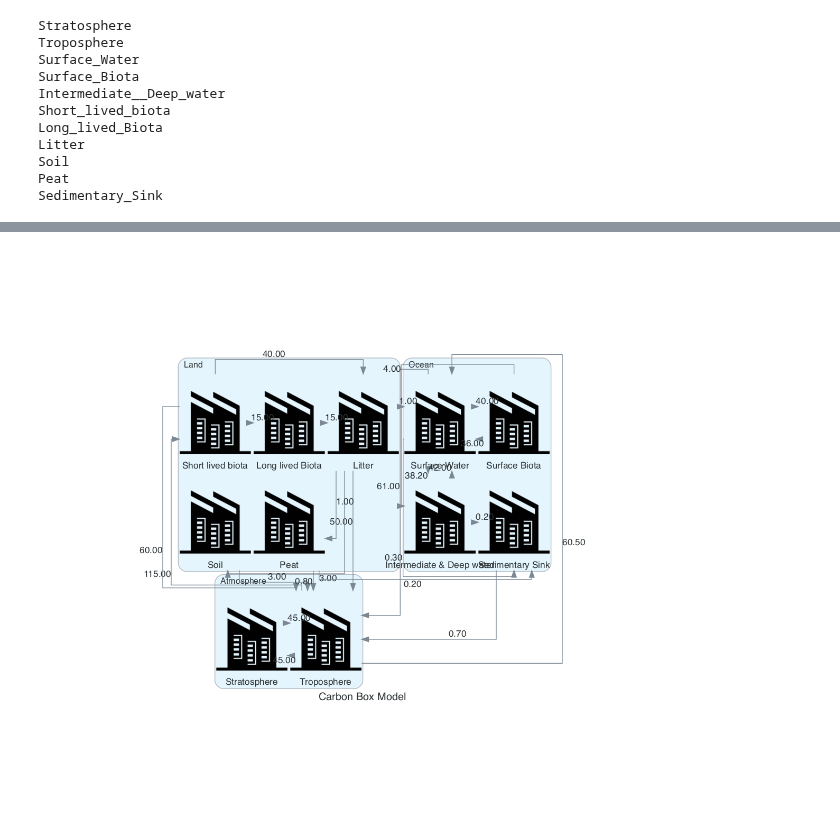
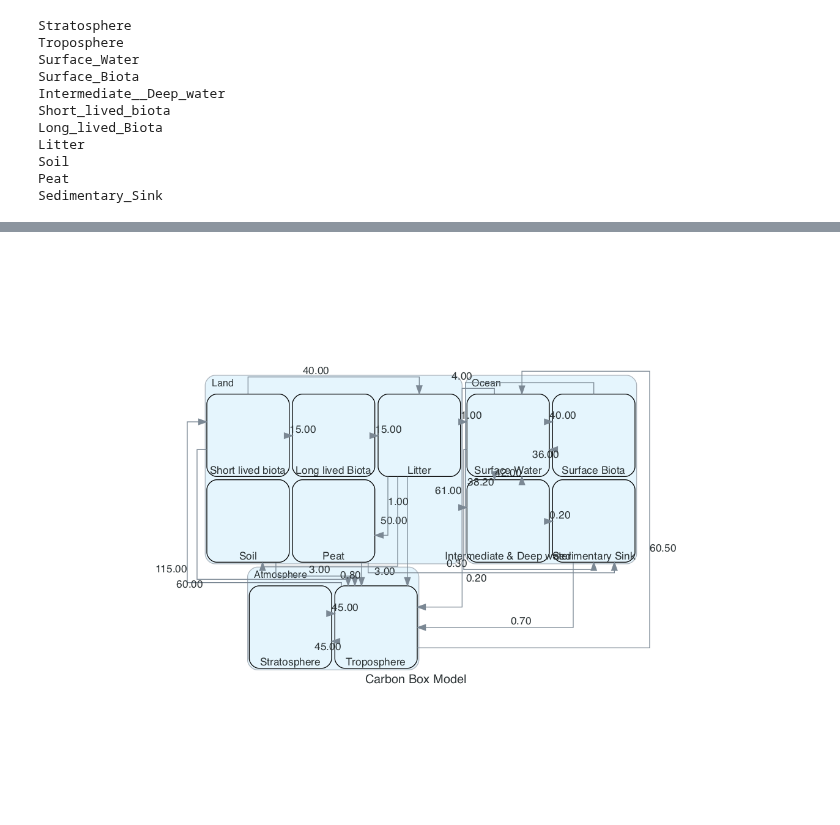
Before and after one commit to SharmaLlama/ticktack, a Jupyter notebook: notebooks/diagrams.ipynb, the cells around one changed output, grey strips where cells are left out. Cells and saved outputs as stored; diff of their text form; code cells hidden in the pictures.

Commit message:
blank nodes

```diff
--- a/notebooks/diagrams.ipynb
+++ b/notebooks/diagrams.ipynb
@@ -43,17 +43,21 @@ graph_attr = {
 #     "splines": "spline"
     }
 
-with Diagram("Carbon Box Model",graph_attr=graph_attr,node_attr={'area':'50','scale':"0.1"},edge_attr={'minlen':'25'}) as diag:
+node_attr = {'area':'2',
+             'scale':"0.1"}
+edge_attr = {'minlen':'2'}
+
+with Diagram("Carbon Box Model",graph_attr=graph_attr,node_attr=node_attr,edge_attr=edge_attr) as diag:
 
     with Cluster('Ocean'):
         for name in ocean:
-            exec('%s = Datacenter(name)' % fix(name))
+            exec('%s = Node(name)' % fix(name))
     with Cluster('Atmosphere'):
         for name in atmosphere:
-            exec('%s = Datacenter(name)' % fix(name))
+            exec('%s = Node(name)' % fix(name))
     with Cluster('Land'):
         for name in land:
-            exec('%s = Datacenter(name)' % fix(name))
+            exec('%s = Node(name)' % fix(name))
 
     for edge in cbm.get_edges_objects():
         e1, e2 = (edge.get_source()._name), (edge.get_destination()._name)
@@ -65,3 +69,3 @@ Warning: node '4579871fefe247fbafce074dc54dc599', graph 'Carbon Box Model' size
-[figure, old version]
+[figure, new version]
 # %%
 graph_attr = {
```
Also changed, not shown: parts of 4 cells of this notebook.
